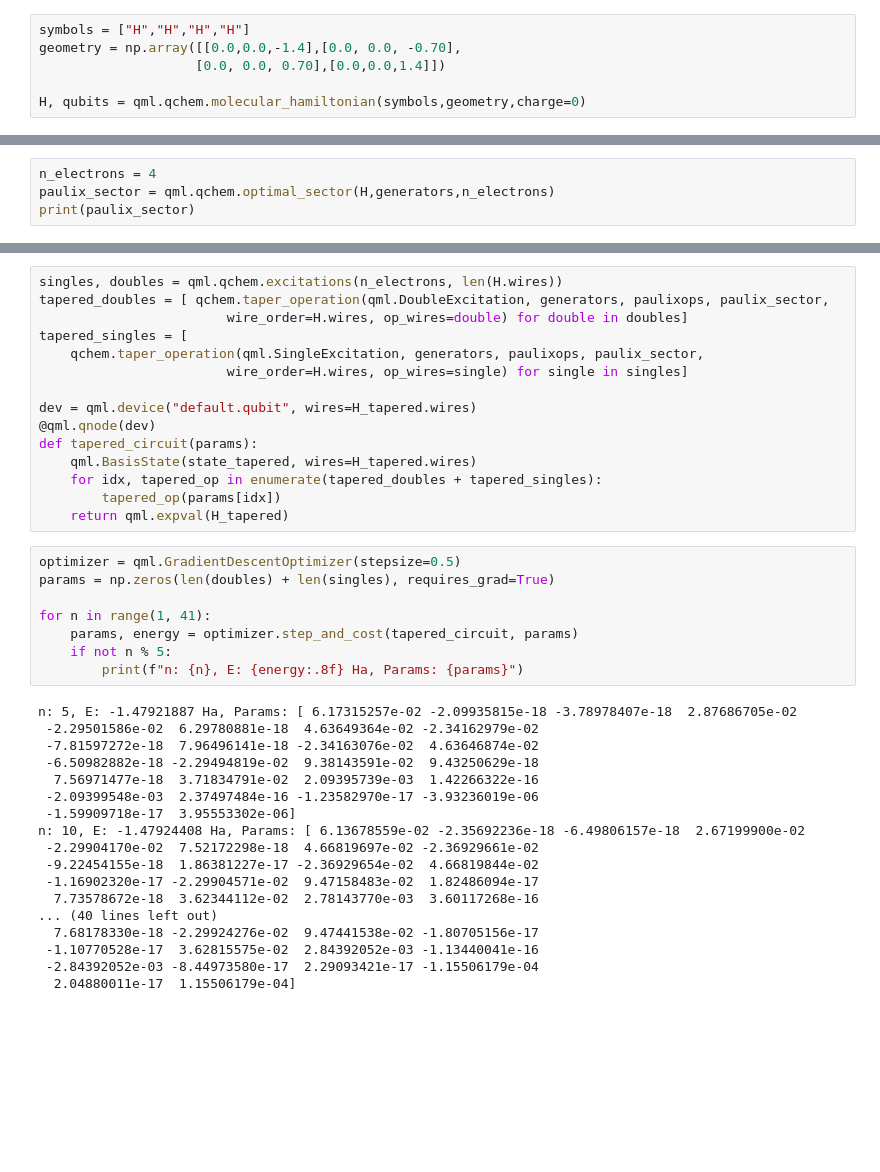
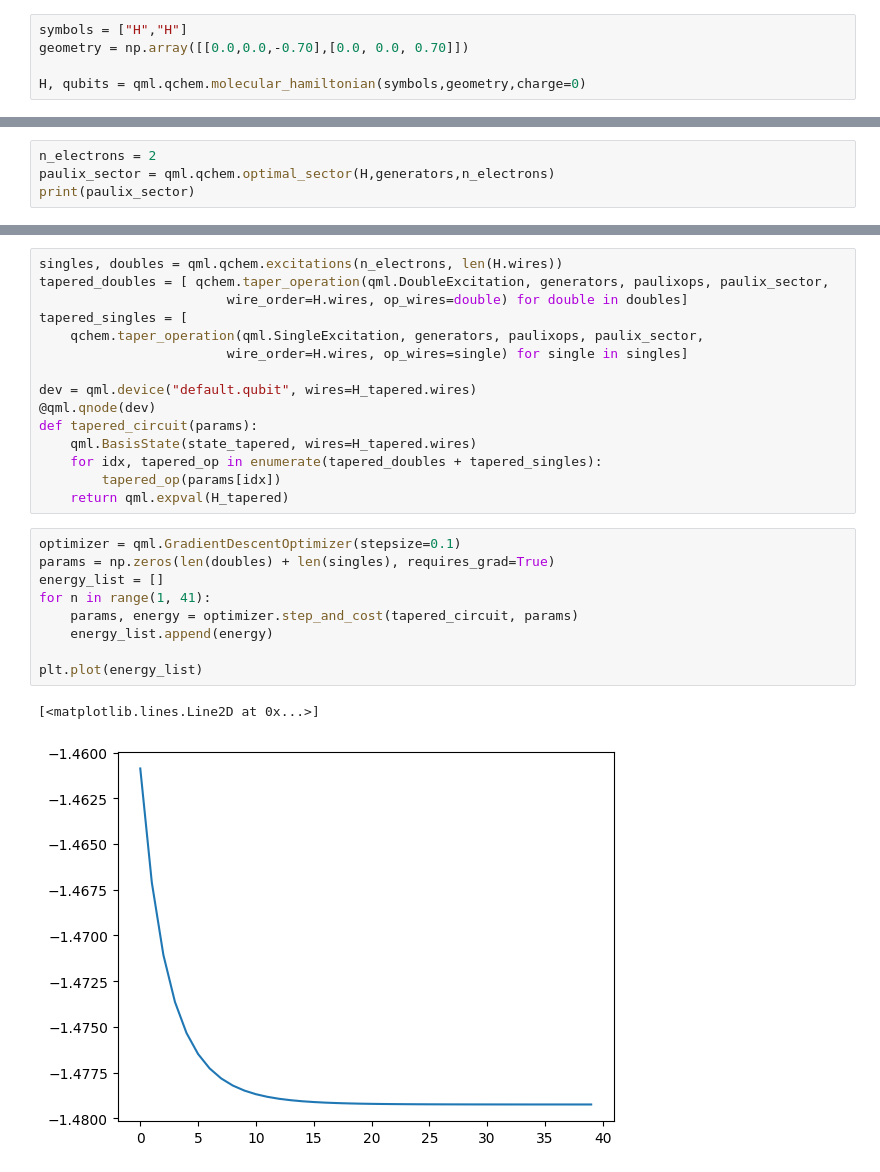
Before and after one commit to CaseyLeeDowdle/QCQC, a Jupyter notebook: H4_with_qubit_tapering.ipynb, the cells around one changed output, grey strips where cells are left out. Saved outputs shown, nothing was run; the diff lists cells and outputs as text; blank space fills up the shorter version.

```diff
--- a/H4_with_qubit_tapering.ipynb
+++ b/H4_with_qubit_tapering.ipynb
@@ -7,7 +27,6 @@ import matplotlib.pyplot as plt
 # %%
-symbols = ["H","H","H","H"]
-geometry = np.array([[0.0,0.0,-1.4],[0.0, 0.0, -0.70],
-                    [0.0, 0.0, 0.70],[0.0,0.0,1.4]])
+symbols = ["H","H"]
+geometry = np.array([[0.0,0.0,-0.70],[0.0, 0.0, 0.70]])
 
 H, qubits = qml.qchem.molecular_hamiltonian(symbols,geometry,charge=0)
 # %%
@@ -46,5 +64,5 @@ generator 2:   (1.0) [Z1 Z3 Z5 Z7], paulix_op: PauliX(wires=[7])
 # %%
-n_electrons = 4
+n_electrons = 2
 paulix_sector = qml.qchem.optimal_sector(H,generators,n_electrons)
 print(paulix_sector)
 # %% [output]
@@ -106,31 +110,17 @@ def tapered_circuit(params):
         tapered_op(params[idx])
     return qml.expval(H_tapered)
 # %%
-optimizer = qml.GradientDescentOptimizer(stepsize=0.5)
+optimizer = qml.GradientDescentOptimizer(stepsize=0.1)
 params = np.zeros(len(doubles) + len(singles), requires_grad=True)
-
+energy_list = []
 for n in range(1, 41):
     params, energy = optimizer.step_and_cost(tapered_circuit, params)
-    if not n % 5:
-        print(f"n: {n}, E: {energy:.8f} Ha, Params: {params}")
+    energy_list.append(energy)
+
+plt.plot(energy_list)
 # %% [output]
-n: 5, E: -1.47921887 Ha, Params: [ 6.17315257e-02 -2.09935815e-18 -3.78978407e-18  2.87686705e-02
- -2.29501586e-02  6.29780881e-18  4.63649364e-02 -2.34162979e-02
- -7.81597272e-18  7.96496141e-18 -2.34163076e-02  4.63646874e-02
- -6.50982882e-18 -2.29494819e-02  9.38143591e-02  9.43250629e-18
-  7.56971477e-18  3.71834791e-02  2.09395739e-03  1.42266322e-16
- -2.09399548e-03  2.37497484e-16 -1.23582970e-17 -3.93236019e-06
- -1.59909718e-17  3.95553302e-06]
-n: 10, E: -1.47924408 Ha, Params: [ 6.13678559e-02 -2.35692236e-18 -6.49806157e-18  2.67199900e-02
- -2.29904170e-02  7.52172298e-18  4.66819697e-02 -2.36929661e-02
- -9.22454155e-18  1.86381227e-17 -2.36929654e-02  4.66819844e-02
- -1.16902320e-17 -2.29904571e-02  9.47158483e-02  1.82486094e-17
-  7.73578672e-18  3.62344112e-02  2.78143770e-03  3.60117268e-16
-... (40 lines left out)
-  7.68178330e-18 -2.29924276e-02  9.47441538e-02 -1.80705156e-17
- -1.10770528e-17  3.62815575e-02  2.84392052e-03 -1.13440041e-16
- -2.84392052e-03 -8.44973580e-17  2.29093421e-17 -1.15506179e-04
-  2.04880011e-17  1.15506179e-04]
+[<matplotlib.lines.Line2D at 0x...>]
+[figure, added]
 # %%
 print(qml.draw(tapered_circuit)(params))
 # %% [output]
```
Also changed, not shown: parts of 8 cells of this notebook.
